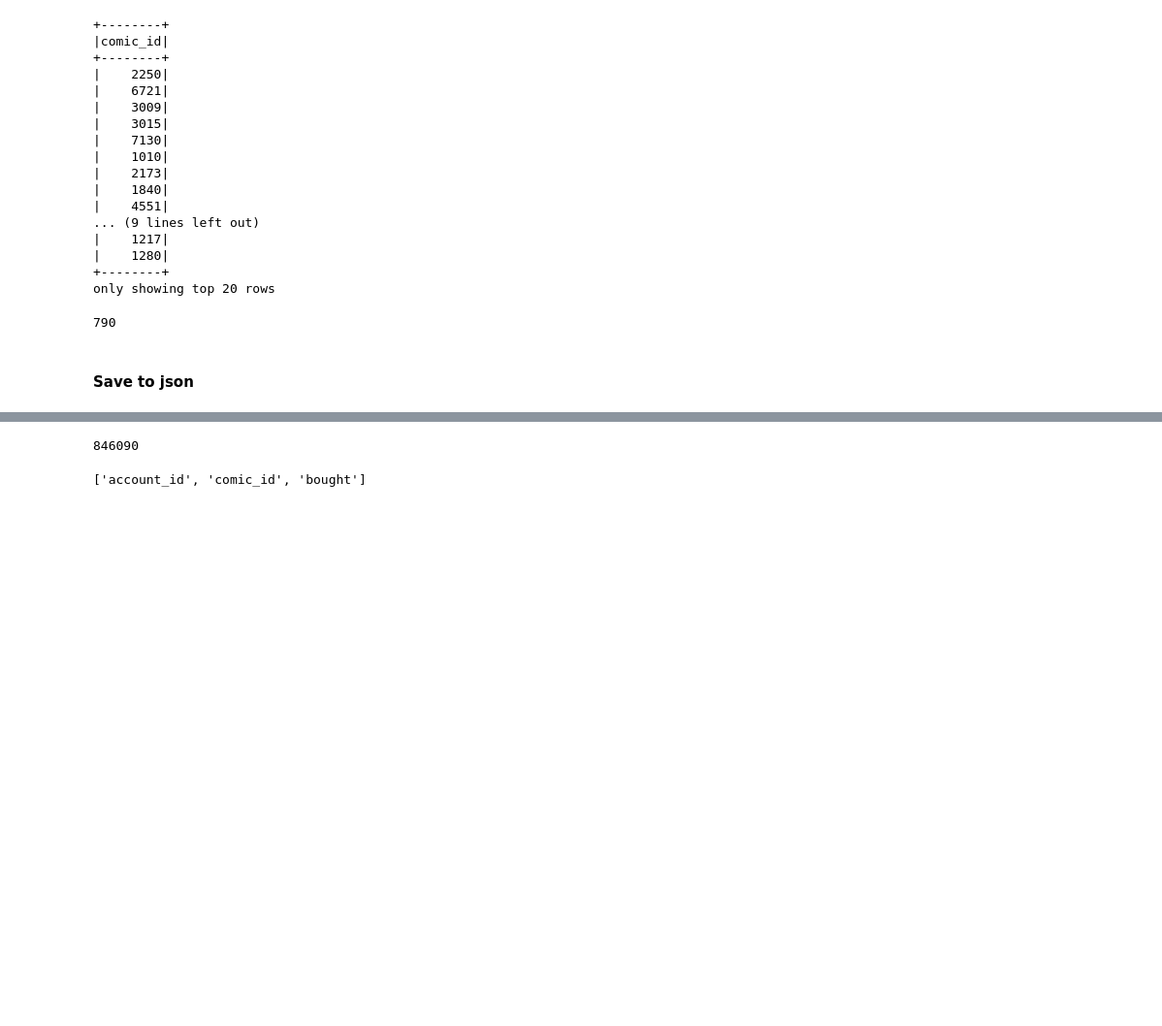
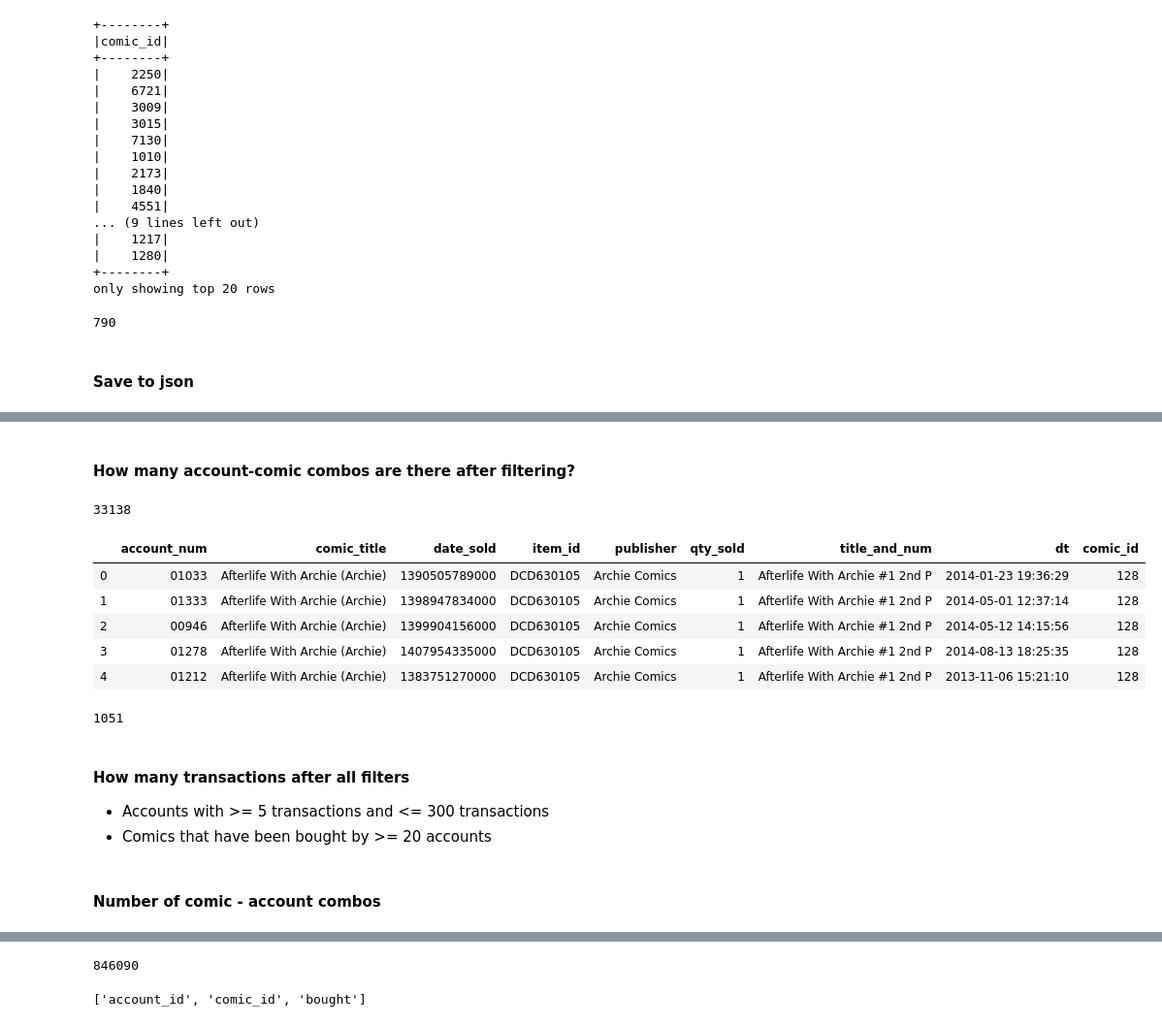
Before and after one commit to werlindo/comics_rx, a Jupyter notebook: comrx/dev/comics_rx-b-03a_spark_eda_prep.ipynb, the cells around one changed output, grey strips where cells are left out. Shown at 97% size. Cells and saved outputs as stored; diff of their text form; code cells hidden in the pictures; blank space fills up the shorter version.

```diff
--- a/comrx/dev/comics_rx-b-03a_spark_eda_prep.ipynb
+++ b/comrx/dev/comics_rx-b-03a_spark_eda_prep.ipynb
@@ -475,0 +502,4 @@ comic_ids_df = comic_ids.toPandas()
+# %%
+comics_df_filtered = comics_df.merge(comic_ids_df, right_on="comic_id"
+                                     ,left_on="comic_id"
+                                     ,how="inner")
@@ -475,0 +551,27 @@ comic_ids_df = comic_ids.toPandas()
+# %% [markdown]
+#### How many account-comic combos are there after filtering?
+# %%
+sold_df_floored.shape[0]
+# %% [output]
+33138
+# %%
+trans_floored = trans_df.merge(comics_df_filtered, right_on="comic_title"
+                                  ,left_on="comic_title"
+                                  ,how="inner")
+# %%
+trans_floored.head()
+# %% [output]
+|  | account_num | comic_title | date_sold | item_id | publisher | qty_sold | title_and_num | dt | comic_id |
+| 0 | 01033 | Afterlife With Archie (Archie) | 1390505789000 | DCD630105 | Archie Comics | 1 | Afterlife With Archie #1 2nd P | 2014-01-23 19:36:29 | 128 |
+| 1 | 01333 | Afterlife With Archie (Archie) | 1398947834000 | DCD630105 | Archie Comics | 1 | Afterlife With Archie #1 2nd P | 2014-05-01 12:37:14 | 128 |
+| 2 | 00946 | Afterlife With Archie (Archie) | 1399904156000 | DCD630105 | Archie Comics | 1 | Afterlife With Archie #1 2nd P | 2014-05-12 14:15:56 | 128 |
+| 3 | 01278 | Afterlife With Archie (Archie) | 1407954335000 | DCD630105 | Archie Comics | 1 | Afterlife With Archie #1 2nd P | 2014-08-13 18:25:35 | 128 |
+| 4 | 01212 | Afterlife With Archie (Archie) | 1383751270000 | DCD630105 | Archie Comics | 1 | Afterlife With Archie #1 2nd P | 2013-11-06 15:21:10 | 128 |
+# %%
+len(trans_floored['account_num'].unique())
+# %% [output]
+1051
+# %% [markdown]
+#### How many transactions after all filters
+- Accounts with >= 5 transactions and <= 300 transactions
+- Comics that have been bought by >= 20 accounts
@@ -475,0 +580,2 @@ comic_ids_df = comic_ids.toPandas()
+# %% [markdown]
+#### Number of comic - account combos
```
Also changed, not shown: parts of 32 cells of this notebook, 2 other files.
